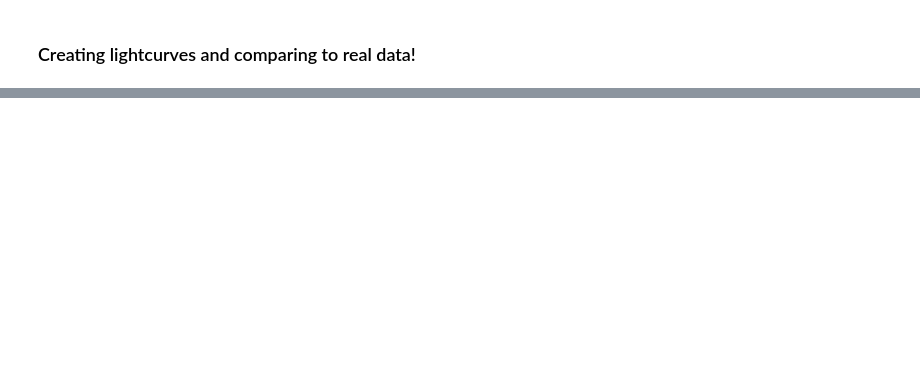
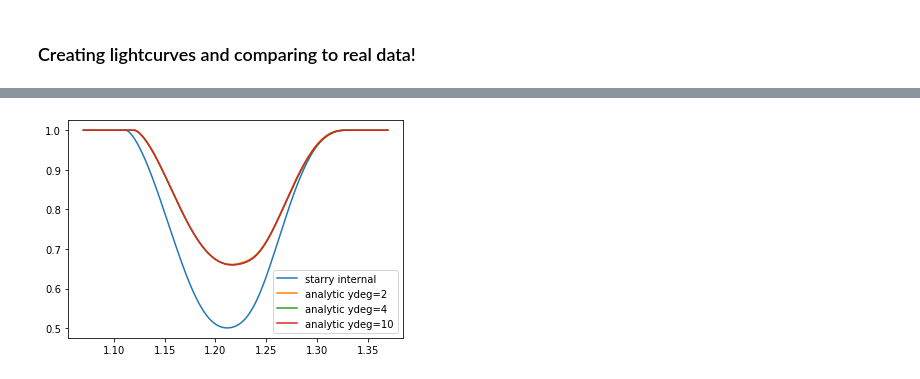
Before and after one commit to shashankdholakia/gravity-dark, a Jupyter notebook: Gravity darkening Model Tests.ipynb, the cells around one changed output, grey strips where cells are left out. Saved outputs shown, nothing was run; the diff lists cells and outputs as text; code cells hidden in the pictures; blank space fills up the shorter version.

Commit message:
Analytic sT integral and some tests in notebook

```diff
--- a/Gravity darkening Model Tests.ipynb
+++ b/Gravity darkening Model Tests.ipynb
@@ -154,7 +121,7 @@ _star, zo = z
 # %%
 bo = np.sqrt(xo**2+yo**2)/star.r
 theta = np.arctan2(xo, yo)
-f = 0.02640963225631405 #(utils.f(omega_s))
+f_eff = (utils.f_eff(omega_s, inc))
 A = np.array(star.map.ops.A.eval().todense())
 # %%
 print(utils.f(omega_s))
@@ -166,18 +135,22 @@ from tqdm.notebook import tqdm
 
 tT = np.zeros(star.map.N)
 for n in range(star.map.N):
-    tT[n] = utils.tT_numerical(np.array([0,2*np.pi]), (1-f), theta[0], n)
+    tT[n] = utils.tT_numerical(np.array([0,2*np.pi]), (1-0), theta[0], n)
 tTA = np.dot(tT,A)
 amp_star = np.dot(tTA, star.map.y)
 
 
 terms = star.map.N
 fluxes = np.zeros_like(time)
+
+
 for i in tqdm(range(len(time))):
-    sT = utils.semi_analytic_sT(f, theta[i], bo[i], planet.r/star.r, terms)
+    sT = utils.analytic_sT(f_eff, theta[i], bo[i], planet.r/star.r, terms)
+    where_are_NaNs = np.isnan(sT)
+    sT[where_are_NaNs] = 0 #ask rodrigo why nans
     sTA = np.dot(sT,A)
-    #sTAR = star.map.ops.tensordotRz(sTA.reshape(1,-1), np.array([theta[i]]))
+    sTAR = star.map.ops.tensordotRz(sTA.reshape(1,-1), np.array([theta[i]]))
     fluxes[i] = np.dot(sTA, star.map.y)
 
-flux_oblate = ((amp_star-fluxes)*star.map.amp)
+flux_oblate_ydeg2 = ((amp_star-fluxes)*star.map.amp)
 # %%
@@ -195,0 +162,12 @@ plt.plot(time, flux_star/flux_star[0])
+# %%
+#plt.plot(time, (flux_oblate_sa/flux_oblate_sa[0]),'b.',label='semi analytic')
+plt.plot(time, flux_star/flux_star[0],label='starry internal')
+plt.plot(time, (flux_oblate_ydeg2/flux_oblate_ydeg2[0]),label='analytic ydeg=2')
+plt.plot(time, (flux_oblate/flux_oblate[0]),label='analytic ydeg=4')
+plt.plot(time, (flux_oblate_precise/flux_oblate_precise[0]),label='analytic ydeg=10')
+
+
+plt.legend()
+plt.savefig('precision-test.png',dpi=300)
+# %% [output]
+[figure, added]
```
Also changed, not shown: parts of 40 cells of this notebook, 6 other files.
